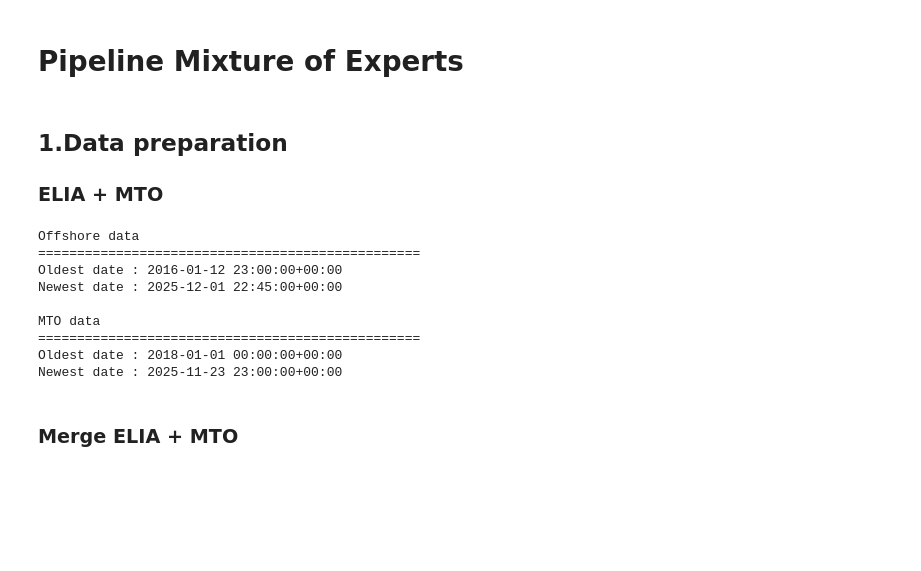
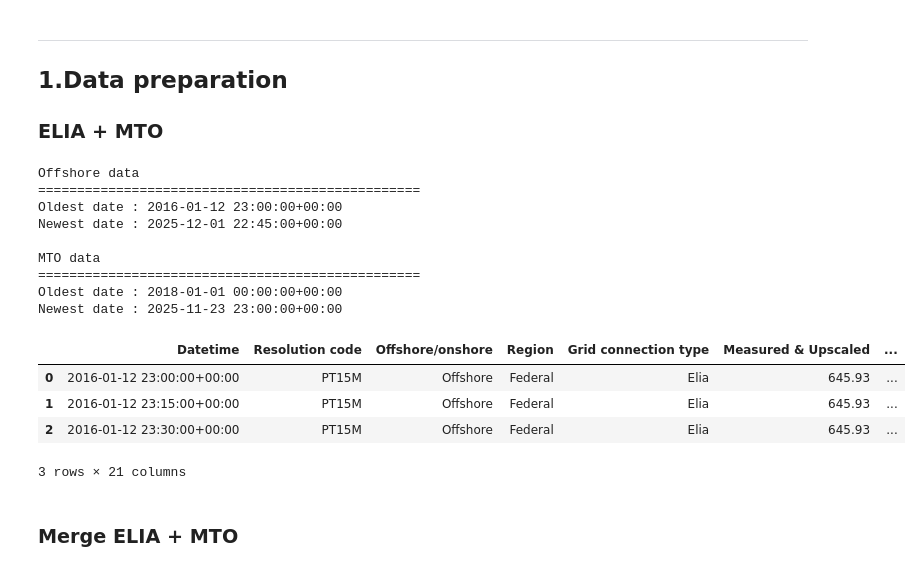
Before and after one commit to projet-fil-rouge-air-liquide/Aggregation-of-experts-for-day-ahead-time-series-forecasting, a Jupyter notebook: src/Experts/expert_generation_mlp.ipynb, the cells around one changed output. Saved outputs shown, nothing was run; the diff lists cells and outputs as text; code cells hidden in the pictures; blank space fills up the shorter version.

```diff
--- a/src/Experts/expert_generation_mlp.ipynb
+++ b/src/Experts/expert_generation_mlp.ipynb
@@ -1,5 +1,3 @@
-# %% [markdown]
-# **Pipeline Mixture of Experts**
 # %%
 import pandas as pd
 import numpy as np
@@ -7,45 +9,50 @@ import matplotlib.pyplot as plt
 # %% [markdown]
+---
 ## **1.Data preparation**
 ### ELIA + MTO
 # %%
 # Retrieve data
 df_elia = pd.read_csv("../../Data/ELIA.csv", sep=";")
 df_mto = pd.read_csv("../../Data/MTO_BELGIQUE_18_to_25.csv", sep=",")
-
 
 df_offshore = df_elia[df_elia["Offshore/onshore"] == "Offshore"].copy()         # Keep only Offshore rows
 df_offshore["Datetime"] = pd.to_datetime(df_offshore["Datetime"], utc=True)     # Convert Datetime to actual datetime
 df_offshore = df_offshore.dropna(how="any")                                     # Drop empty rows
 df_offshore = df_offshore.sort_values("Datetime").reset_index(drop=True)        # Sort values in chronological order
 
 df_mto["valid_time"] = pd.to_datetime(df_mto["valid_time"], utc=True)           # Convert Datetime to actual datetime
 df_mto = df_mto.dropna(how="any")                                               # Drop empty rows
 df_mto = df_mto.sort_values("valid_time").reset_index(drop=True)                # Sort values in chronological order
 
-# Visualization options
-#df_elia.head(5)
-#df_offshore.head(3)
-#df_mto.head()
-
 print("Offshore data")
 print("=================================================")
 print("Oldest date :", df_offshore["Datetime"].min())
 print("Newest date :", df_offshore["Datetime"].max())
 print("")
 print("MTO data")
 print("=================================================")
 print("Oldest date :", df_mto["valid_time"].min())
 print("Newest date :", df_mto["valid_time"].max())
+
+# Visualization options
+#df_elia.head(5)
+df_offshore.head(3)
+#df_mto.head()
 # %% [output]
 Offshore data
 =================================================
 Oldest date : 2016-01-12 23:00:00+00:00
 Newest date : 2025-12-01 22:45:00+00:00
 
 MTO data
 =================================================
 Oldest date : 2018-01-01 00:00:00+00:00
 Newest date : 2025-11-23 23:00:00+00:00
+|  | Datetime | Resolution code | Offshore/onshore | Region | Grid connection type | Measured & Upscaled | ... |
+| 0 | 2016-01-12 23:00:00+00:00 | PT15M | Offshore | Federal | Elia | 645.93 | ... |
+| 1 | 2016-01-12 23:15:00+00:00 | PT15M | Offshore | Federal | Elia | 645.93 | ... |
+| 2 | 2016-01-12 23:30:00+00:00 | PT15M | Offshore | Federal | Elia | 645.93 | ... |
+3 rows × 21 columns
 # %% [markdown]
 ### Merge ELIA + MTO
 # %%
```
Also changed, not shown: parts of 6 cells of this notebook.
